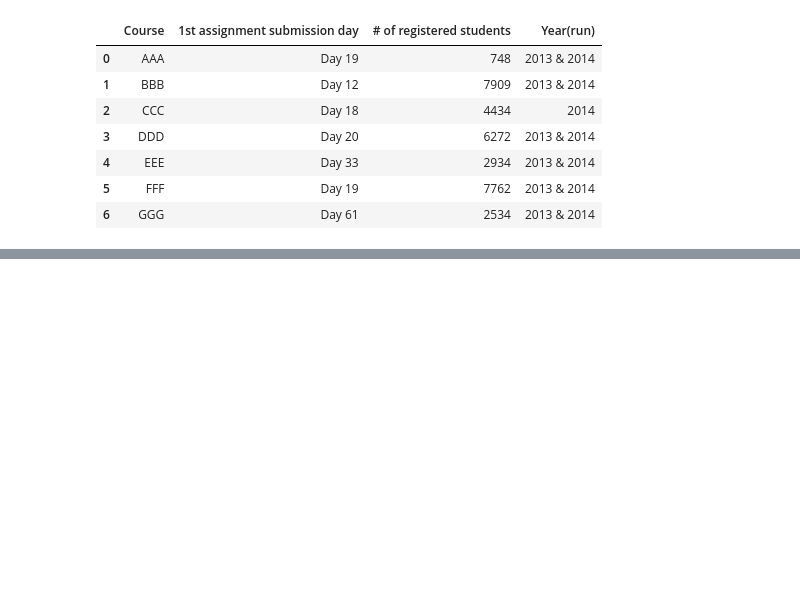
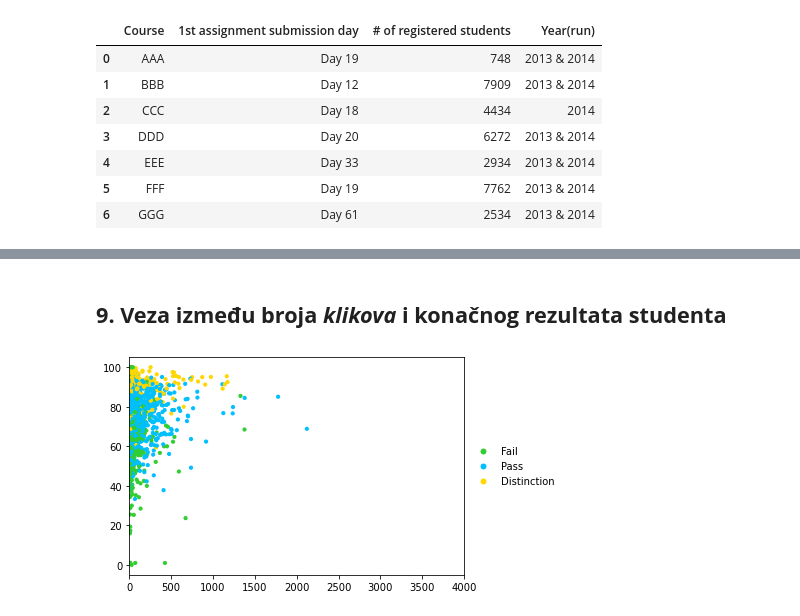
Before and after one commit to mmarfat/uzop-project, a Jupyter notebook: UZOP-Projekt.ipynb, the cells around one changed output, grey strips where cells are left out. Drawn from its saved outputs; the diff is of its cells as text; code cells hidden in the pictures; blank space fills up the shorter version.

```diff
--- a/UZOP-Projekt.ipynb
+++ b/UZOP-Projekt.ipynb
@@ -159,0 +471,29 @@ analysis_table.head()
+# %% [markdown]
+<h2><b>9. Veza između broja <i>klikova</i> i konačnog rezultata studenta</b></h2>
+# %%
+from matplotlib.lines import Line2D
+
+avgStudentScore = studentAssessment.groupby('id_student', as_index = False).score.mean()
+totalStudentClicks = studentVle.groupby('id_student', as_index=False).sum_click.sum()
+relationshipTable = pd.merge(studentInfo, avgStudentScore, on='id_student', how='left')
+relationshipTable = pd.merge(relationshipTable, clicks, on='id_student', how='left')
+relationshipTable = relationshipTable[['id_student', 'final_result', 'sum_click', 'score']]
+relationshipTable = relationshipTable[(relationshipTable['final_result'] != 'Withdrawn') ]
+relationshipTable.dropna()
+
+relationshipTable = relationshipTable.sample(n=2000, random_state = 55)
+
+colors = {'Fail':'limegreen', 'Pass':'deepskyblue', 'Distinction':'gold'}
+legend_elements = [Line2D([0], [0], marker='o', color='w', label='Fail',
+                          markerfacecolor='limegreen', markersize=7),
+                   Line2D([0], [0], marker='o', color='w', label='Pass',
+                          markerfacecolor='deepskyblue', markersize=7),
+                   Line2D([0], [0], marker='o', color='w', label='Distinction',
+                          markerfacecolor='gold', markersize=7)]
+
+plt.scatter(relationshipTable['sum_click'], relationshipTable['score'], c=relationshipTable['final_result'].map(colors), s = 10)
+plt.legend(handles=legend_elements, loc='center left', bbox_to_anchor=(1, 0.5), frameon=False)
+plt.xlim([0, 4000])
+plt.show()
+# %% [output]
+[figure, added]
```
Also changed, not shown: parts of 21 cells of this notebook.
